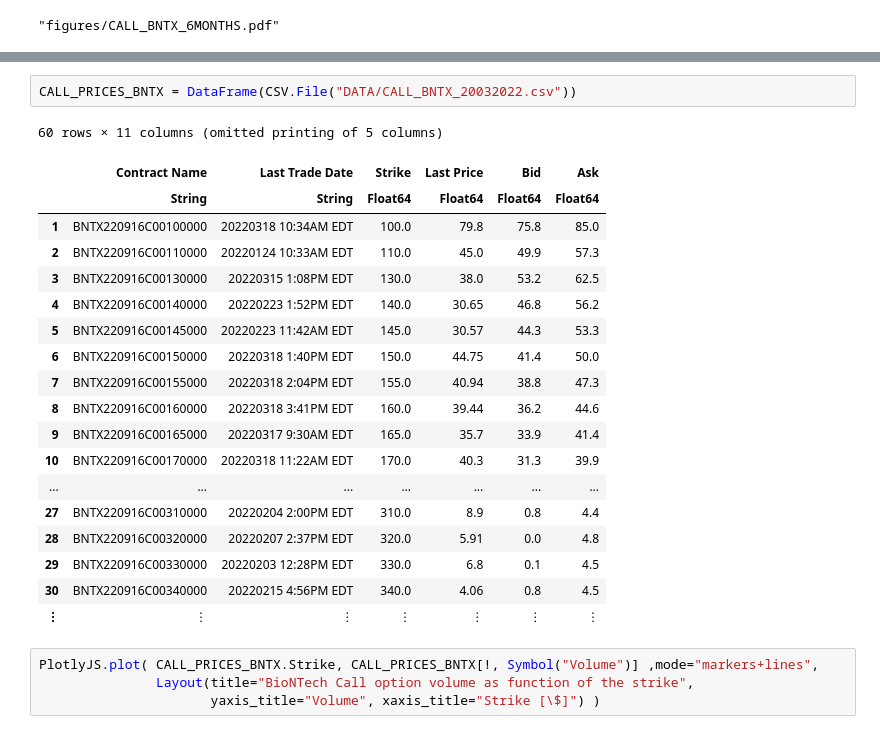
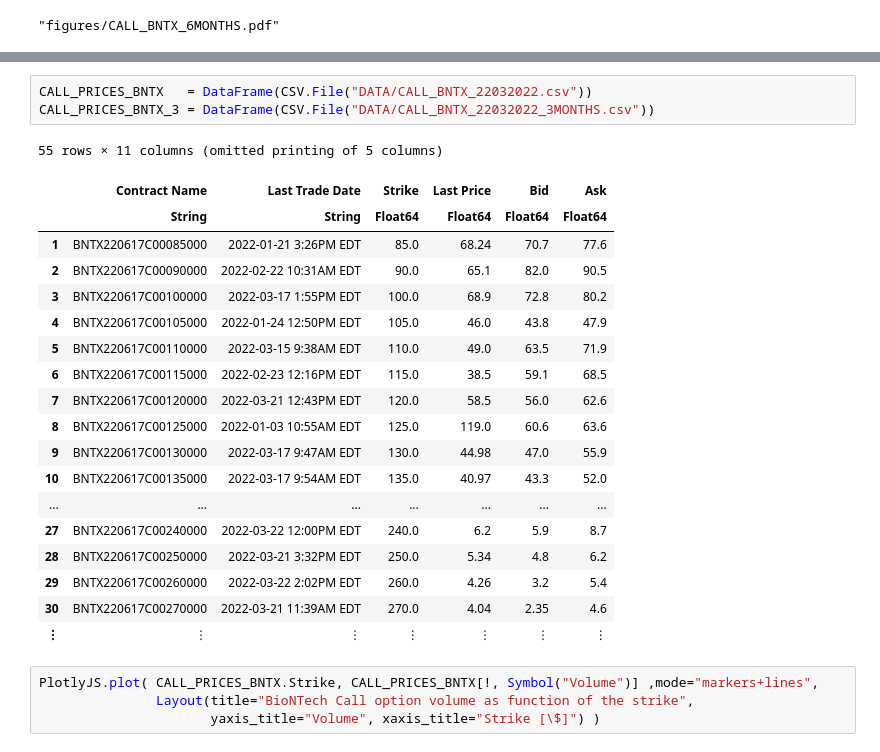
Before and after one commit to aidinattar/Financial-Mathematics, a Jupyter notebook: W1.Binomial-Model/Binomial-Model.ipynb, the cells around one changed output, grey strips where cells are left out. Saved outputs shown, nothing was run; the diff lists cells and outputs as text.

```diff
--- a/W1.Binomial-Model/Binomial-Model.ipynb
+++ b/W1.Binomial-Model/Binomial-Model.ipynb
@@ -324,24 +309,25 @@ p
 # %%
-CALL_PRICES_BNTX = DataFrame(CSV.File("DATA/CALL_BNTX_20032022.csv"))
+CALL_PRICES_BNTX   = DataFrame(CSV.File("DATA/CALL_BNTX_22032022.csv"))
+CALL_PRICES_BNTX_3 = DataFrame(CSV.File("DATA/CALL_BNTX_22032022_3MONTHS.csv"))
 # %% [output]
-60 rows × 11 columns (omitted printing of 5 columns)
+55 rows × 11 columns (omitted printing of 5 columns)
 |  | Contract Name | Last Trade Date | Strike | Last Price | Bid | Ask |
 |  | String | String | Float64 | Float64 | Float64 | Float64 |
-| 1 | BNTX220916C00100000 | 20220318 10:34AM EDT | 100.0 | 79.8 | 75.8 | 85.0 |
-| 2 | BNTX220916C00110000 | 20220124 10:33AM EDT | 110.0 | 45.0 | 49.9 | 57.3 |
-| 3 | BNTX220916C00130000 | 20220315 1:08PM EDT | 130.0 | 38.0 | 53.2 | 62.5 |
-| 4 | BNTX220916C00140000 | 20220223 1:52PM EDT | 140.0 | 30.65 | 46.8 | 56.2 |
-| 5 | BNTX220916C00145000 | 20220223 11:42AM EDT | 145.0 | 30.57 | 44.3 | 53.3 |
-| 6 | BNTX220916C00150000 | 20220318 1:40PM EDT | 150.0 | 44.75 | 41.4 | 50.0 |
-| 7 | BNTX220916C00155000 | 20220318 2:04PM EDT | 155.0 | 40.94 | 38.8 | 47.3 |
-| 8 | BNTX220916C00160000 | 20220318 3:41PM EDT | 160.0 | 39.44 | 36.2 | 44.6 |
-| 9 | BNTX220916C00165000 | 20220317 9:30AM EDT | 165.0 | 35.7 | 33.9 | 41.4 |
-| 10 | BNTX220916C00170000 | 20220318 11:22AM EDT | 170.0 | 40.3 | 31.3 | 39.9 |
+| 1 | BNTX220617C00085000 | 2022-01-21 3:26PM EDT | 85.0 | 68.24 | 70.7 | 77.6 |
+| 2 | BNTX220617C00090000 | 2022-02-22 10:31AM EDT | 90.0 | 65.1 | 82.0 | 90.5 |
+| 3 | BNTX220617C00100000 | 2022-03-17 1:55PM EDT | 100.0 | 68.9 | 72.8 | 80.2 |
+| 4 | BNTX220617C00105000 | 2022-01-24 12:50PM EDT | 105.0 | 46.0 | 43.8 | 47.9 |
+| 5 | BNTX220617C00110000 | 2022-03-15 9:38AM EDT | 110.0 | 49.0 | 63.5 | 71.9 |
+| 6 | BNTX220617C00115000 | 2022-02-23 12:16PM EDT | 115.0 | 38.5 | 59.1 | 68.5 |
+| 7 | BNTX220617C00120000 | 2022-03-21 12:43PM EDT | 120.0 | 58.5 | 56.0 | 62.6 |
+| 8 | BNTX220617C00125000 | 2022-01-03 10:55AM EDT | 125.0 | 119.0 | 60.6 | 63.6 |
+| 9 | BNTX220617C00130000 | 2022-03-17 9:47AM EDT | 130.0 | 44.98 | 47.0 | 55.9 |
+| 10 | BNTX220617C00135000 | 2022-03-17 9:54AM EDT | 135.0 | 40.97 | 43.3 | 52.0 |
 | ... | ... | ... | ... | ... | ... | ... |
-| 27 | BNTX220916C00310000 | 20220204 2:00PM EDT | 310.0 | 8.9 | 0.8 | 4.4 |
-| 28 | BNTX220916C00320000 | 20220207 2:37PM EDT | 320.0 | 5.91 | 0.0 | 4.8 |
-| 29 | BNTX220916C00330000 | 20220203 12:28PM EDT | 330.0 | 6.8 | 0.1 | 4.5 |
-| 30 | BNTX220916C00340000 | 20220215 4:56PM EDT | 340.0 | 4.06 | 0.8 | 4.5 |
+| 27 | BNTX220617C00240000 | 2022-03-22 12:00PM EDT | 240.0 | 6.2 | 5.9 | 8.7 |
+| 28 | BNTX220617C00250000 | 2022-03-21 3:32PM EDT | 250.0 | 5.34 | 4.8 | 6.2 |
+| 29 | BNTX220617C00260000 | 2022-03-22 2:02PM EDT | 260.0 | 4.26 | 3.2 | 5.4 |
+| 30 | BNTX220617C00270000 | 2022-03-21 11:39AM EDT | 270.0 | 4.04 | 2.35 | 4.6 |
 | ⋮ | ⋮ | ⋮ | ⋮ | ⋮ | ⋮ | ⋮ |
 # %%
 PlotlyJS.plot( CALL_PRICES_BNTX.Strike, CALL_PRICES_BNTX[!, Symbol("Volume")] ,mode="markers+lines",
```
Also changed, not shown: parts of 12 cells of this notebook, 15 other files.
